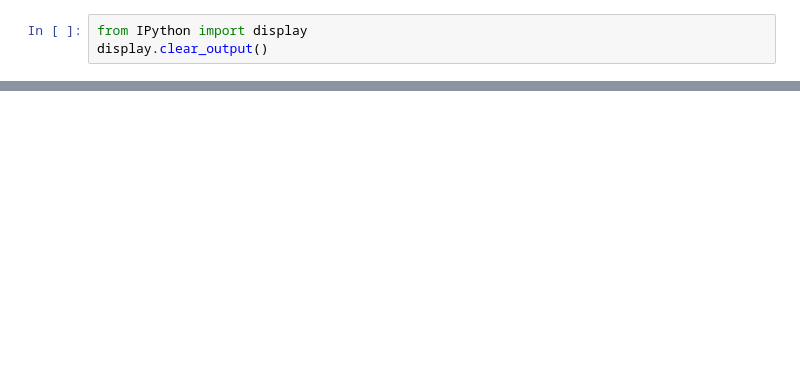
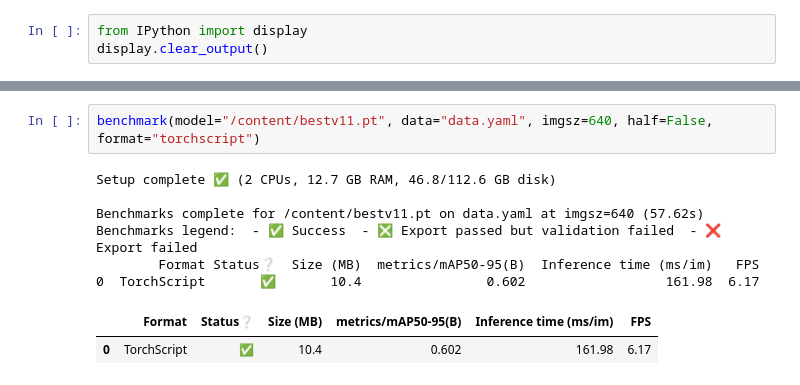
Before and after one commit to programminghunk/sugarcane, a Jupyter notebook: finalbenchmark.ipynb, the cells around one changed output, grey strips where cells are left out. Cells and saved outputs as stored; diff of their text form; blank space fills up the shorter version.

```diff
--- a/finalbenchmark.ipynb
+++ b/finalbenchmark.ipynb
@@ -101,0 +196,11 @@ Benchmarks complete for bestfinal.pt on data.yaml at imgsz=640 (591.42s)
+# %%
+benchmark(model="/content/bestv11.pt", data="data.yaml", imgsz=640, half=False, format="torchscript")
+# %% [output]
+Setup complete ✅ (2 CPUs, 12.7 GB RAM, 46.8/112.6 GB disk)
+
+Benchmarks complete for /content/bestv11.pt on data.yaml at imgsz=640 (57.62s)
+Benchmarks legend:  - ✅ Success  - ❎ Export passed but validation failed  - ❌️ Export failed
+        Format Status❔  Size (MB)  metrics/mAP50-95(B)  Inference time (ms/im)   FPS
+0  TorchScript       ✅       10.4                0.602                  161.98  6.17
+|  | Format | Status❔ | Size (MB) | metrics/mAP50-95(B) | Inference time (ms/im) | FPS |
+| 0 | TorchScript | ✅ | 10.4 | 0.602 | 161.98 | 6.17 |
```
Also changed, not shown: parts of 7 cells of this notebook.
